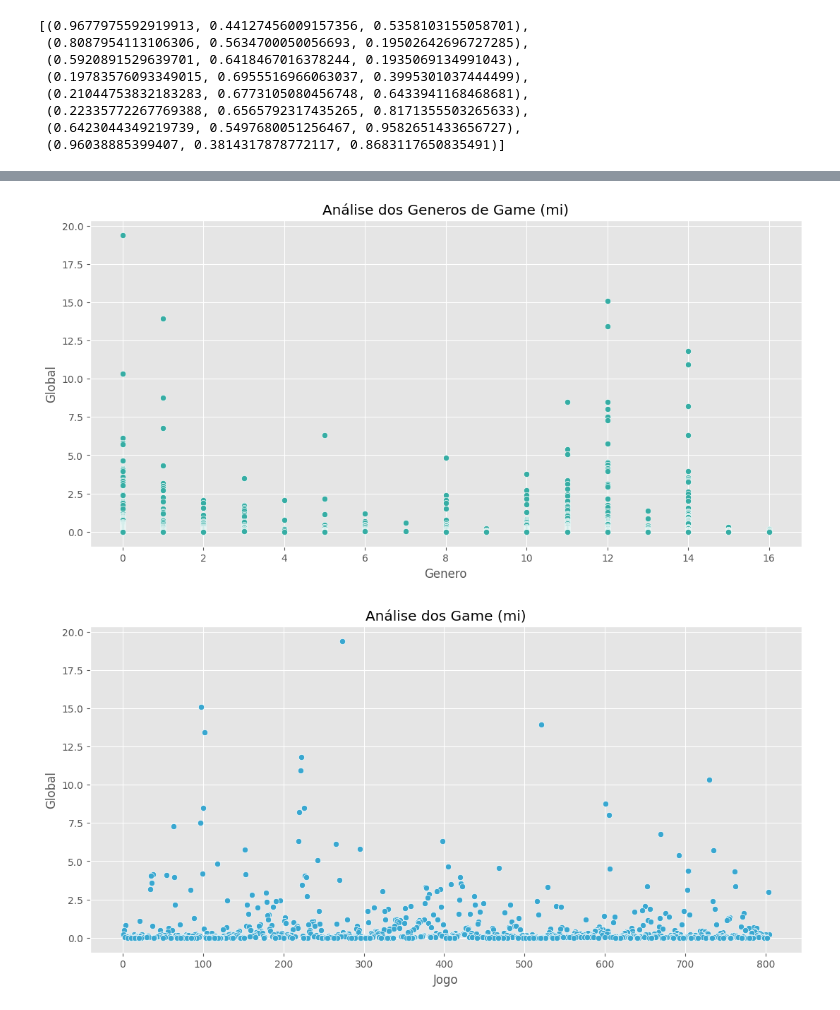
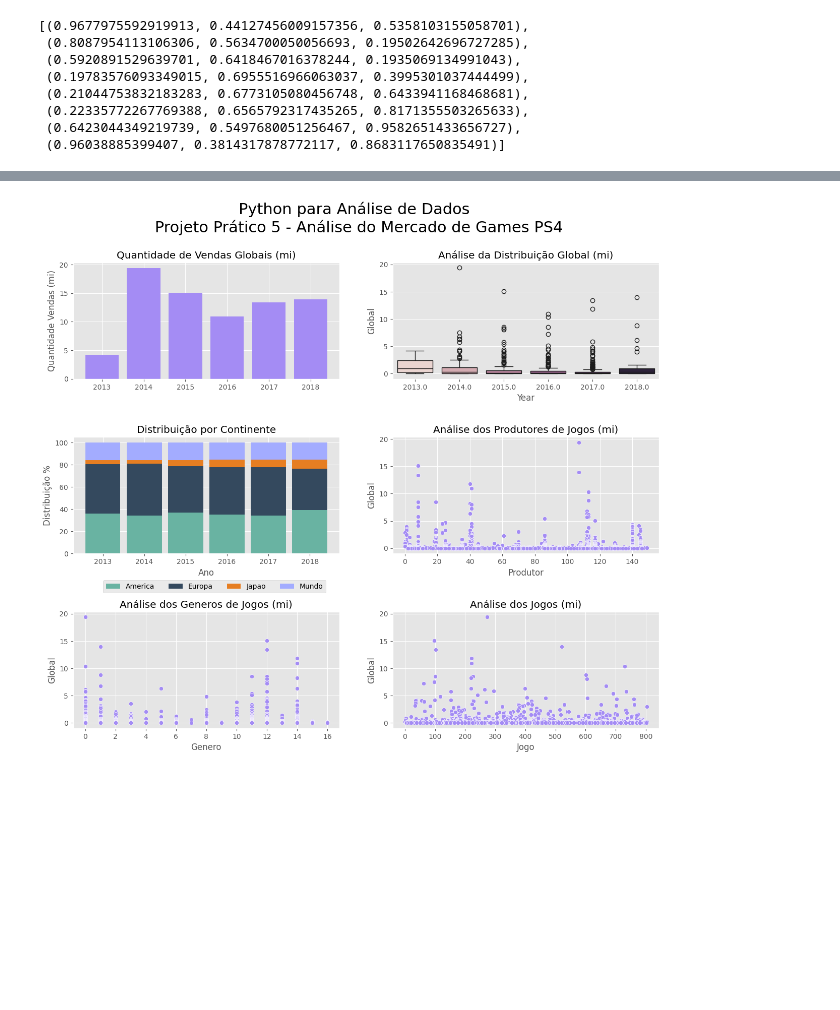
Before and after one commit to Leonardo-Retamero/mercado-de-games, a Jupyter notebook: EDA_Mercado_de_Games.ipynb, the cells around one changed output, grey strips where cells are left out. Drawn from its saved outputs; the diff is of its cells as text; code cells hidden in the pictures; blank space fills up the shorter version.

```diff
--- a/EDA_Mercado_de_Games.ipynb
+++ b/EDA_Mercado_de_Games.ipynb
@@ -127,15 +127,3 @@ plt.ylabel('Distribuição %')
 plt.legend(['America', 'Europa', 'Japao', 'Mundo'], loc='upper left', bbox_to_anchor=(0.27, -0.1), ncol=4);
 # %% [output]
 [figure]
-# %%
-# Fazendo a conversão do Produtor, Genero e Jogo
-
-from sklearn.preprocessing import LabelEncoder
-
-funcao_label = LabelEncoder()
-
-df['Produtor'] = funcao_label.fit_transform(df['Publisher'])
-df['Genero'] = funcao_label.fit_transform(df['Genre'])
-df['Jogo'] = funcao_label.fit_transform(df['Game'])
-
-df.head()
@@ -167,12 +143,0 @@ sns.scatterplot(data=df, x='Produtor', y='Global', color=paleta_cores[6]);
-# %%
-plt.figure(figsize=(13, 6))
-plt.title('Análise dos Generos de Game (mi)')
-sns.scatterplot(data=df, x='Genero', y='Global', color=paleta_cores[4]);
-# %% [output]
-[figure, removed]
-# %%
-plt.figure(figsize=(13, 6))
-plt.title('Análise dos Game (mi)')
-sns.scatterplot(data=df, x='Jogo', y='Global', color=paleta_cores[5]);
-# %% [output]
-[figure, removed]
@@ -180,0 +144,41 @@ df.to_csv('PS4_GamesSalesLimpo.csv', index=False)
+# %%
+fig, ax = plt.subplots(3, 2, figsize=(15, 12))
+
+plt.suptitle('Python para Análise de Dados \n Projeto Prático 5 - Análise do Mercado de Games PS4', fontsize=22)
+
+plt.subplots_adjust(hspace=0.50, wspace=0.20);
+
+# Gráfico 1
+ax[0, 0].bar(df['Year'], df['Global'], color=paleta_cores[6])
+ax[0, 0].set_title('Quantidade de Vendas Globais (mi)')
+ax[0, 0].set(ylabel='Quantidade Vendas (mi)')
+
+# Gráfico 2
+sns.boxplot(data=df, x='Year', y='Global', hue='Year', legend=False, ax=ax[0, 1])
+ax[0, 1].set_title('Análise da Distribuição Global (mi)')
+
+# Gráfico 3
+grupos = [2013, 2014, 2015, 2016, 2017, 2018]
+
+ax[1, 0].bar(grupos, America, width=0.85, color='#69b3a2')
+ax[1, 0].bar(grupos, Europa, width=0.85, color='#34495e', bottom=America)
+ax[1, 0].bar(grupos, Japao, width=0.85, color='#e67e22', bottom=[A+B for A, B in zip(America, Europa)])
+ax[1, 0].bar(grupos, Mundo, width=0.85, color='#a3acff', bottom=[A+B+C for A, B, C in zip(America, Europa, Japao)])
+
+ax[1, 0].set_title('Distribuição por Continente')
+ax[1, 0].set(ylabel='Distribuição %', xlabel='Ano')
+ax[1, 0].legend(['America', 'Europa', 'Japao', 'Mundo'], loc='upper left', bbox_to_anchor=(0.10, -0.2), ncol=4)
+
+# Gráfico 4
+sns.scatterplot(data=df, x='Produtor', y='Global', color=paleta_cores[6], ax=ax[1, 1])
+ax[1, 1].set_title('Análise dos Produtores de Jogos (mi)')
+
+# Gráfico 5
+sns.scatterplot(data=df, x='Genero', y='Global', color=paleta_cores[6], ax=ax[2, 0])
+ax[2, 0].set_title('Análise dos Generos de Jogos (mi)')
+
+# Gráfico 6
+sns.scatterplot(data=df, x='Jogo', y='Global', color=paleta_cores[6], ax=ax[2, 1])
+ax[2, 1].set_title('Análise dos Jogos (mi)');
+# %% [output]
+[figure, added]
```
Also changed, not shown: parts of 6 cells of this notebook.
